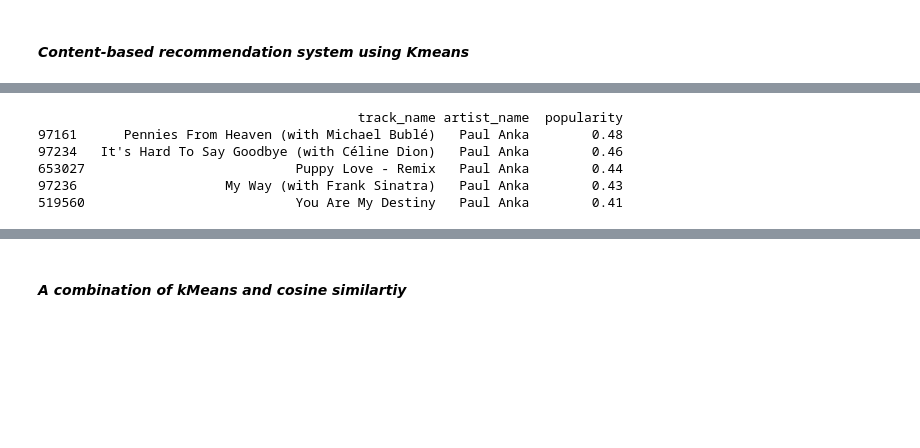
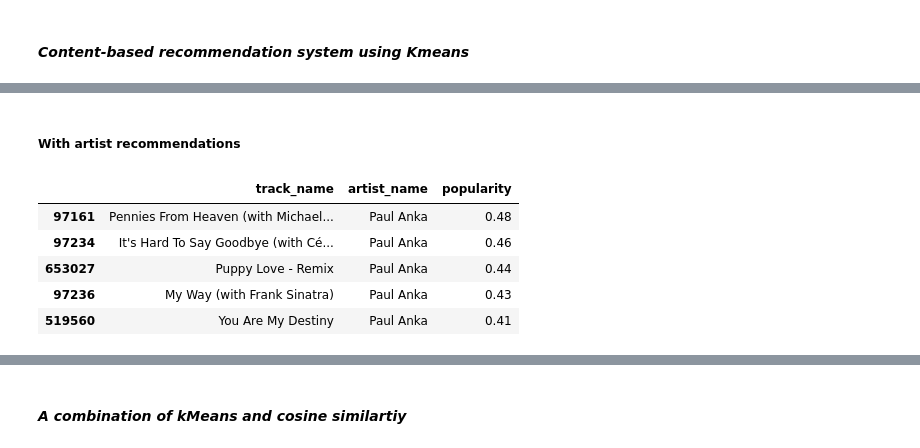
Before and after one commit to Eldamarany1/Music-Recommender-System-Spotify-Dataset-, a Jupyter notebook: music-rec-system-using-spotify-dataset.ipynb, the cells around one changed output, grey strips where cells are left out. Saved outputs shown, nothing was run; the diff lists cells and outputs as text; code cells hidden in the pictures; blank space fills up the shorter version.

```diff
--- a/music-rec-system-using-spotify-dataset.ipynb
+++ b/music-rec-system-using-spotify-dataset.ipynb
@@ -369,3 +360,5 @@ music_data[['track_name', 'cluster']].head()
+# %% [markdown]
+##### With artist recommendations
 # %%
 def recommend_songs_from_cluster(song_name, data, top_n=5):
     # Find the index of the song by name (case insensitive)
@@ -390,15 +383,15 @@ def recommend_songs_from_cluster(song_name, data, top_n=5):
 
 
     return recommended_songs[['track_name', 'artist_name', 'popularity']].head(top_n)
-
-# User Input - MR:
-song_name = "Strangers in The Night"  # Replace with the song name you're interested in - DM
-recommendations = recommend_songs_from_cluster(song_name, music_data)
-print(recommendations)
-# %% [output]
-                                         track_name artist_name  popularity
-97161      Pennies From Heaven (with Michael Bublé)   Paul Anka        0.48
-97234   It's Hard To Say Goodbye (with Céline Dion)   Paul Anka        0.46
-653027                           Puppy Love - Remix   Paul Anka        0.44
-97236                   My Way (with Frank Sinatra)   Paul Anka        0.43
-519560                           You Are My Destiny   Paul Anka        0.41
+# %%
+# User Input - MR:
+song_name = "Strangers in The Night"  # Replace with the song name you're interested in - DM
+recommendations = recommend_songs_from_cluster(song_name, music_data)
+recommendations
+# %% [output]
+|  | track_name | artist_name | popularity |
+| 97161 | Pennies From Heaven (with Michael... | Paul Anka | 0.48 |
+| 97234 | It's Hard To Say Goodbye (with Cé... | Paul Anka | 0.46 |
+| 653027 | Puppy Love - Remix | Paul Anka | 0.44 |
+| 97236 | My Way (with Frank Sinatra) | Paul Anka | 0.43 |
+| 519560 | You Are My Destiny | Paul Anka | 0.41 |
```
Also changed, not shown: parts of 16 cells of this notebook, 1 other file.
